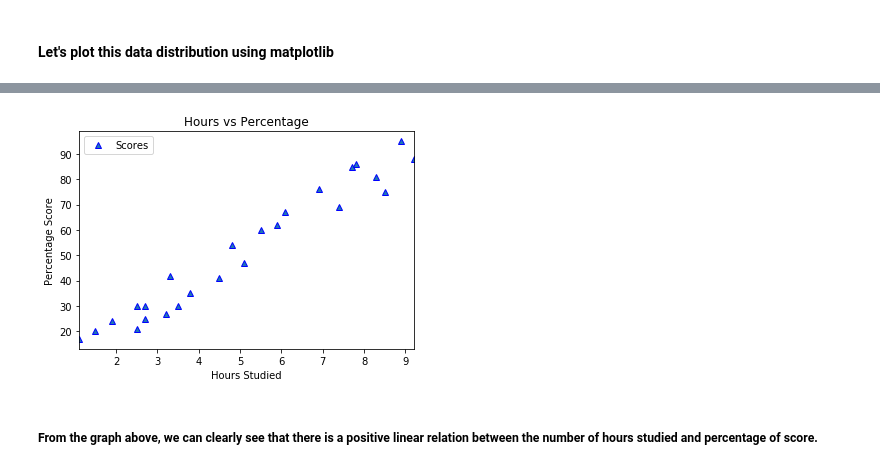
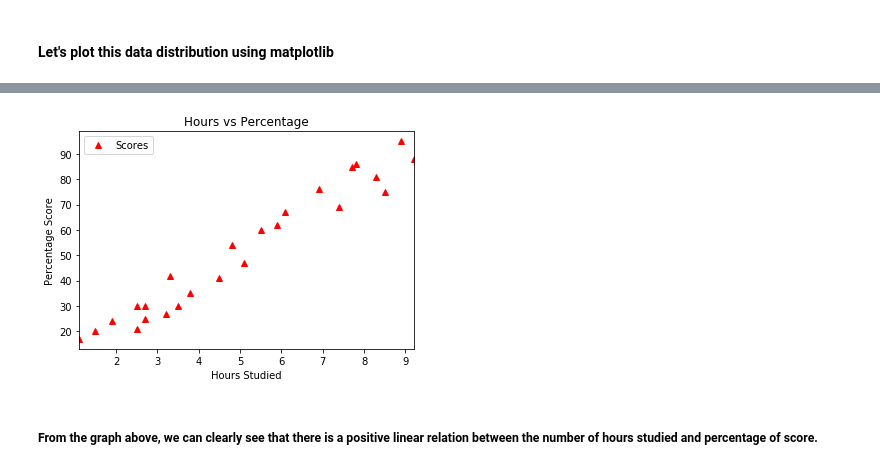
Before and after one commit to shruti1399/Spark-Foundation, a Jupyter notebook: Task 1-Prediction using supervised ML.ipynb, the cells around one changed output, grey strips where cells are left out. Saved outputs shown, nothing was run; the diff lists cells and outputs as text; code cells hidden in the pictures.

```diff
--- a/Task 1-Prediction using supervised ML.ipynb
+++ b/Task 1-Prediction using supervised ML.ipynb
@@ -14,8 +16,8 @@ import matplotlib.pyplot as plt
 ### Read Data From Link Using Pandas
 # %%
 url = "http://bit.ly/w-data"
-s_data = pd.read_csv(url)
-s_data.head(6)
+data = pd.read_csv(url)
+data.head(6)
 # %% [output]
 |  | Hours | Scores |
 | 0 | 2.5 | 21 |
@@ -29,12 +43,12 @@ s_data.head(6)
 # %%
 # Plotting the distribution of scores
-s_data.plot(x='Hours', y='Scores', style='^', mec = 'b')
+data.plot(x='Hours', y='Scores', style='^', color='red')
 plt.title('Hours vs Percentage')
 plt.xlabel('Hours Studied')
 plt.ylabel('Percentage Score')
 plt.show()
 # %% [output]
-[figure, old version]
+[figure, new version]
 # %% [markdown]
 ##### From the graph above, we can clearly see that there is a positive linear relation between the number of hours studied and percentage of score.
 # %% [markdown]
```
Also changed, not shown: parts of 8 cells of this notebook.
